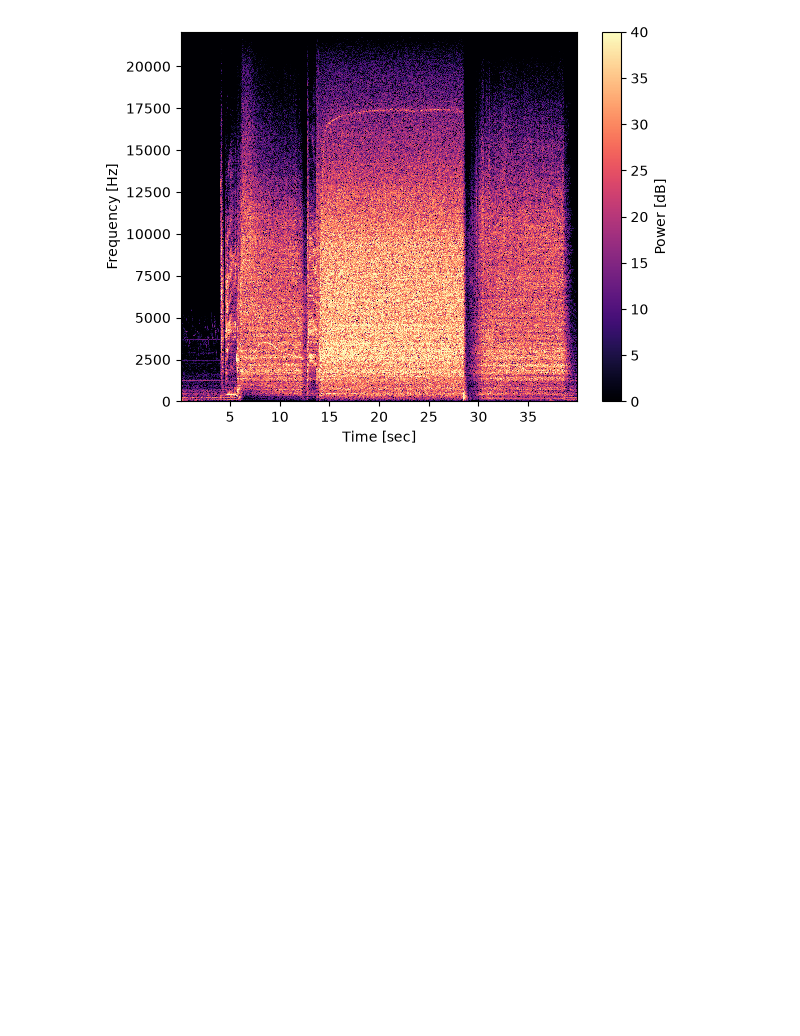
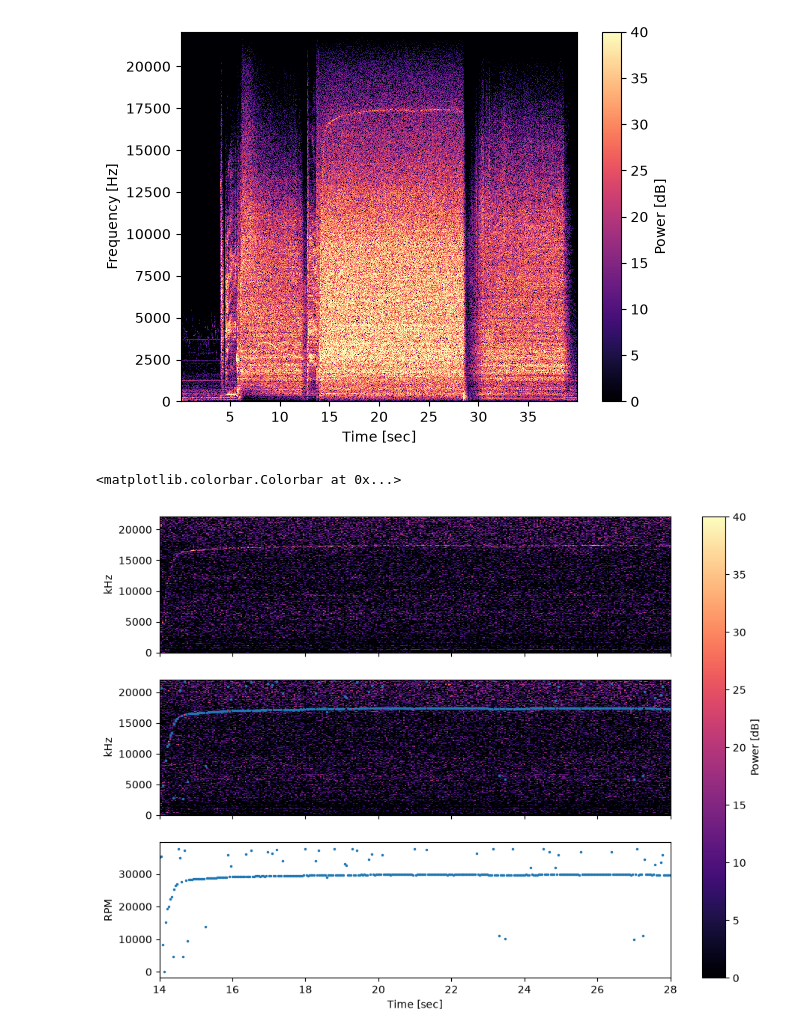
Before and after one commit to LpHiX/otp-sizing, a Jupyter notebook: data/OT2/rpm_analyzer.ipynb, the cells around one changed output. Drawn from its saved outputs; the diff is of its cells as text; code cells hidden in the pictures; blank space fills up the shorter version.

Commit message:
im just going to share what I have

```diff
--- a/data/OT-2/rpm_analyzer.ipynb
+++ b/data/OT2/rpm_analyzer.ipynb
@@ -176,3 +176,54 @@ plt.xlabel("Time [sec]")
 # %% [output]
 Text(0.5, 0, 'Time [sec]')
 [figure]
+# %%
+from scipy.io import wavfile
+import numpy as np
+import matplotlib.pyplot as plt
+from scipy.signal import spectrogram
+from scipy import interpolate
+
+
+
+WAV, BLADES = "20260701-111_Canon_700D.wav", 35
+fs, x = wavfile.read(WAV)
+f, t, Sxx = spectrogram(x = x, fs = fs, nfft=4096, nperseg=2048)
+
+W = 20*np.log10(Sxx + 1e-12)
+W -= np.median(W, axis=1, keepdims=True)
+W -= np.median(W, axis=0, keepdims=True)
+
+line = np.where(W.max(axis=0) > 12, f[W.argmax(axis=0)], np.nan)
+T0, T1 = 14.0, 28.0                       # read off your plot
+line[(t < T0) | (t > T1)] = np.nan
+
+import pandas as pd
+# line = pd.Series(line).rolling(9, center=True, min_periods=3).median()
+# line = line.rolling(9, center=True, min_periods=3).mean().to_numpy()
+
+FPS = 60
+rpm = FPS * line / BLADES
+
+
+
+fig, (ax0, ax1, ax2) = plt.subplots(3, 1, figsize=(11, 8), sharex=True)
+
+pcm = ax0.pcolormesh(t, f, W, cmap="magma",vmin=0, vmax=40)
+ax0.set_ylabel("kHz")
+
+ax1.pcolormesh(t, f, W, cmap="magma",vmin=0, vmax=40)
+ax1.plot(t, line, ".", ms=3)
+ax1.set_ylabel("kHz")
+
+ax2.plot(t, rpm, ".", ms=3)
+ax2.set_ylabel("RPM")
+
+ax2.set_xlabel("Time [sec]")
+ax2.set_xlim([14, 28])
+fig.colorbar(pcm, ax=[ax0, ax1, ax2], label="Power [dB]")
+
+# import pandas as pd
+# pd.DataFrame({"time": t_array, "rpm": func(t_array)}).to_csv("rpm.csv", index=False)
+# %% [output]
+<matplotlib.colorbar.Colorbar at 0x...>
+[figure, added]
```
Also changed, not shown: parts of 1 cell of this notebook, 50 other files.
